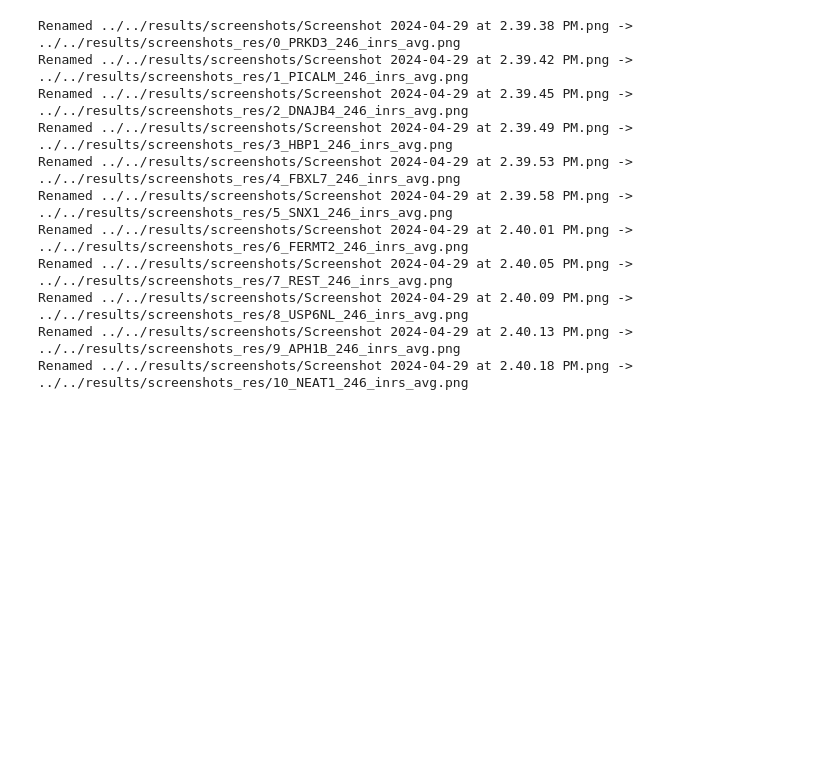
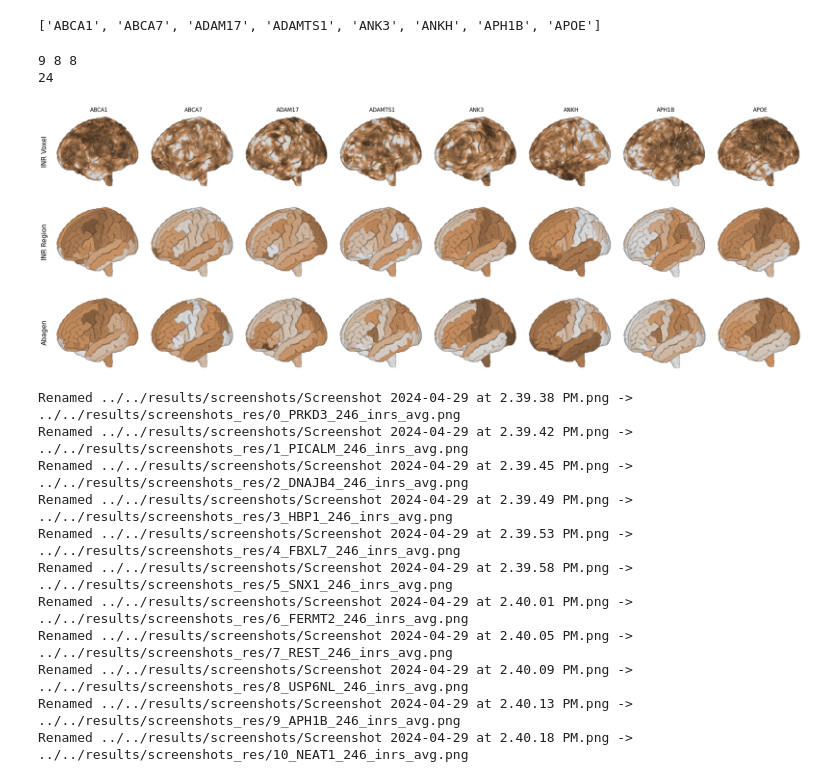
Before and after one commit to vsingh-group/gene-expression-inr, a Jupyter notebook: src/plots/additive_voxels.ipynb, the cells around one changed output. Cells and saved outputs as stored; diff of their text form; code cells hidden in the pictures; blank space fills up the shorter version.

Commit message:
update all manuscript graph code, and cleaning some code

```diff
--- a/src/plots/additive_voxels.ipynb
+++ b/src/plots/additive_voxels.ipynb
@@ -85,3 +48,60 @@ df.head(8)['gene_symbol'].to_list()
+# %%
+gene_list = [file.split('/')[-1].split('_')[0] for file in file_list]
+x_labels = gene_list[0:8]
+x_labels
+# %% [output]
+['ABCA1', 'ABCA7', 'ADAM17', 'ADAMTS1', 'ANK3', 'ANKH', 'APH1B', 'APOE']
+# %%
+def get_file_list(base):
+    file_list = os.listdir(base)
+    file_list.sort()
+    paths = [os.path.join(base, file) for file in file_list]
+    return file_list, paths
+
+base1 = '../../results/imgs0-7/inrs'
+base2 = '../../results/imgs0-7/inravg'
+base3 = '../../results/imgs0-7/abagen'
+
+file_list1, paths1 = get_file_list(base1)
+file_list2, paths2 = get_file_list(base2)
+file_list3, paths3 = get_file_list(base3)
+print(len(paths1), len(paths2), len(paths3))
+paths1 = paths1[1:]
+paths1.extend(paths2)
+paths1.extend(paths3)
+images = paths1
+print(len(images))
+
+y_labels = ['INR Voxel', 'INR Region', 'Abagen']
+
+
+import matplotlib.pyplot as plt
+import matplotlib.image as mpimg
+
+
+fig, axs = plt.subplots(3, 8, figsize=(24, 9))
+# Load and display each image
+for i, ax in enumerate(axs.flat):
+    if i < len(images):
+        img = mpimg.imread(images[i])
+        ax.imshow(img)
+    ax.axis('off')  # Turn off axis
+
+# Set the labels for the columns
+for ax, label in zip(axs[0], x_labels):
+    ax.set_title(label)
+
+# Manually set the labels for the rows
+for i, ax in enumerate(axs[:,0]):
+    ax.text(-0.07, 0.5, y_labels[i], transform=ax.transAxes, ha='right', va='center', fontsize=15, rotation=90)
+
+plt.tight_layout(pad=1.0)
+plt.show()
+fig.savefig('../../results/glassbrain.png', dpi=300)
+# %% [output]
+9 8 8
+24
+[figure, added]
 # %%
 import os
 
```
Also changed, not shown: parts of 4 cells of this notebook, 23 other files.
